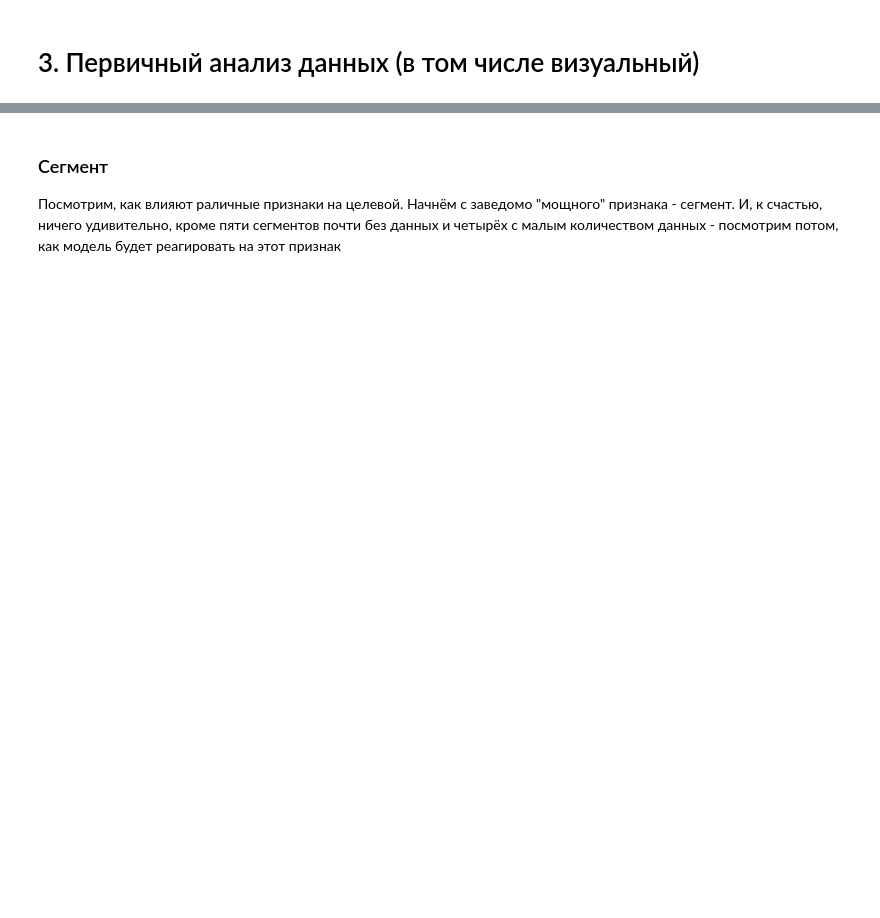
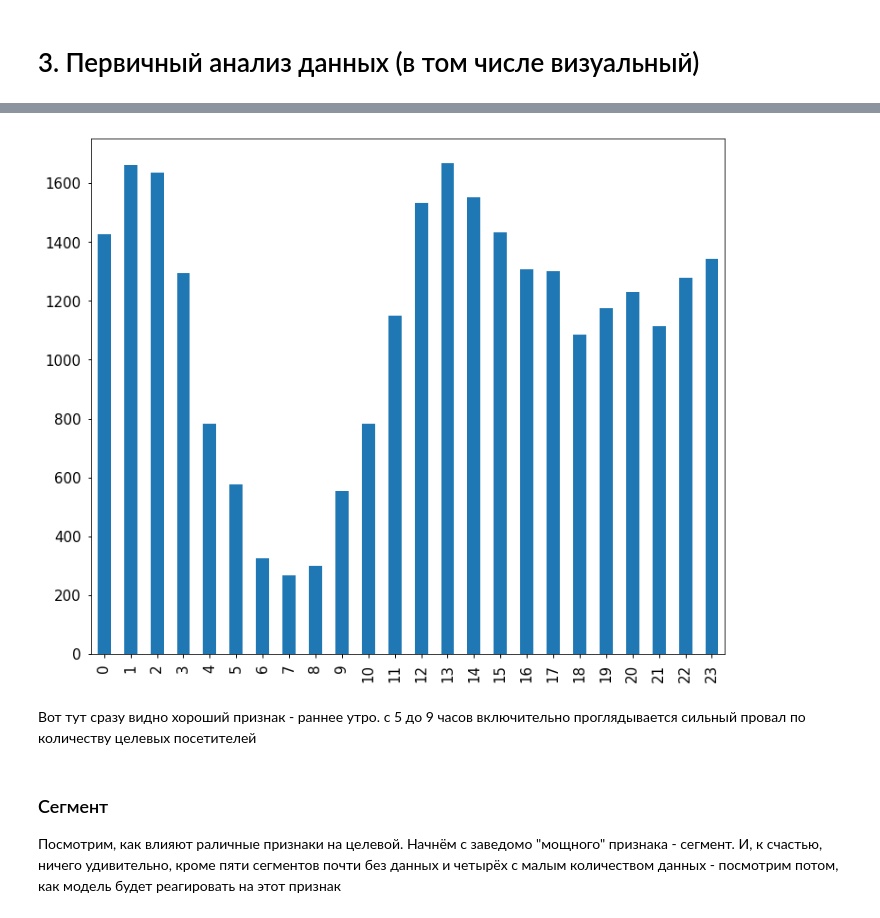
Before and after one commit to maxsaprykin/ind_project, a Jupyter notebook: Определение факторов, влияющих на выполнение целевого действия посетителем интернет-страницы.ipynb, the cells around one changed output, grey strips where cells are left out. Saved outputs shown, nothing was run; the diff lists cells and outputs as text; code cells hidden in the pictures; blank space fills up the shorter version.

```diff
--- a/Определение факторов, влияющих на выполнение целевого действия посетителем интернет-страницы.ipynb
+++ b/Определение факторов, влияющих на выполнение целевого действия посетителем интернет-страницы.ipynb
@@ -207,3 +292,11 @@ plt.title('Распределение целевого признака');
+# %%
+res = df_target_for_pics[df_target_for_pics['year'] == 2018]['hour'].value_counts()
+res.sort_index(inplace=True)
+res.plot(kind='bar');
+# %% [output]
+[figure, added]
+# %% [markdown]
+Вот тут сразу видно хороший признак - раннее утро. с 5 до 9 часов включительно проглядывается сильный провал по количеству целевых посетителей
 # %% [markdown]
 ### Сегмент
 Посмотрим, как влияют раличные признаки на целевой. Начнём с заведомо "мощного" признака - сегмент. И, к счастью, ничего удивительно, кроме пяти сегментов почти без данных и четырёх с малым количеством данных - посмотрим потом, как модель будет реагировать на этот признак
```
Also changed, not shown: parts of 44 cells of this notebook, 22 other files.
